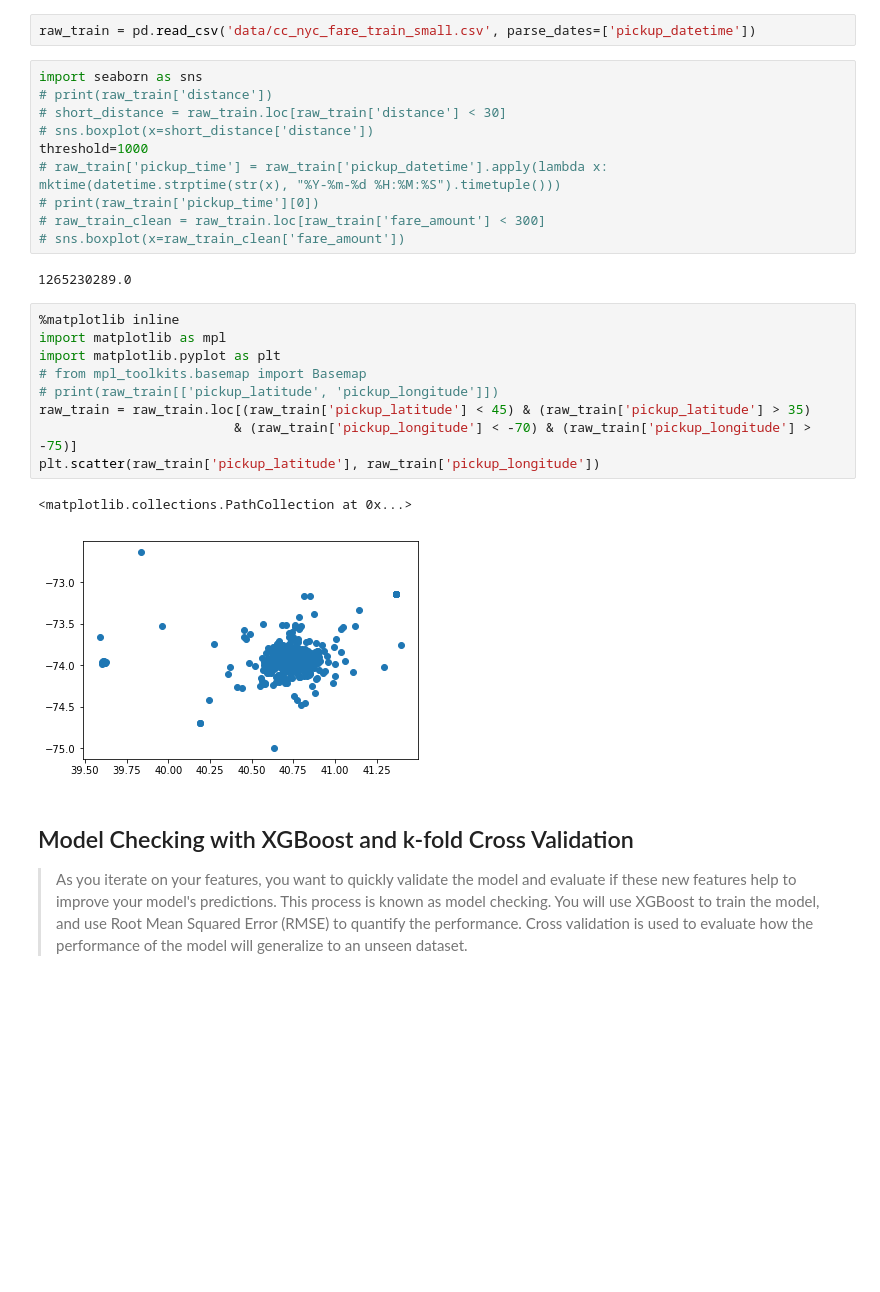
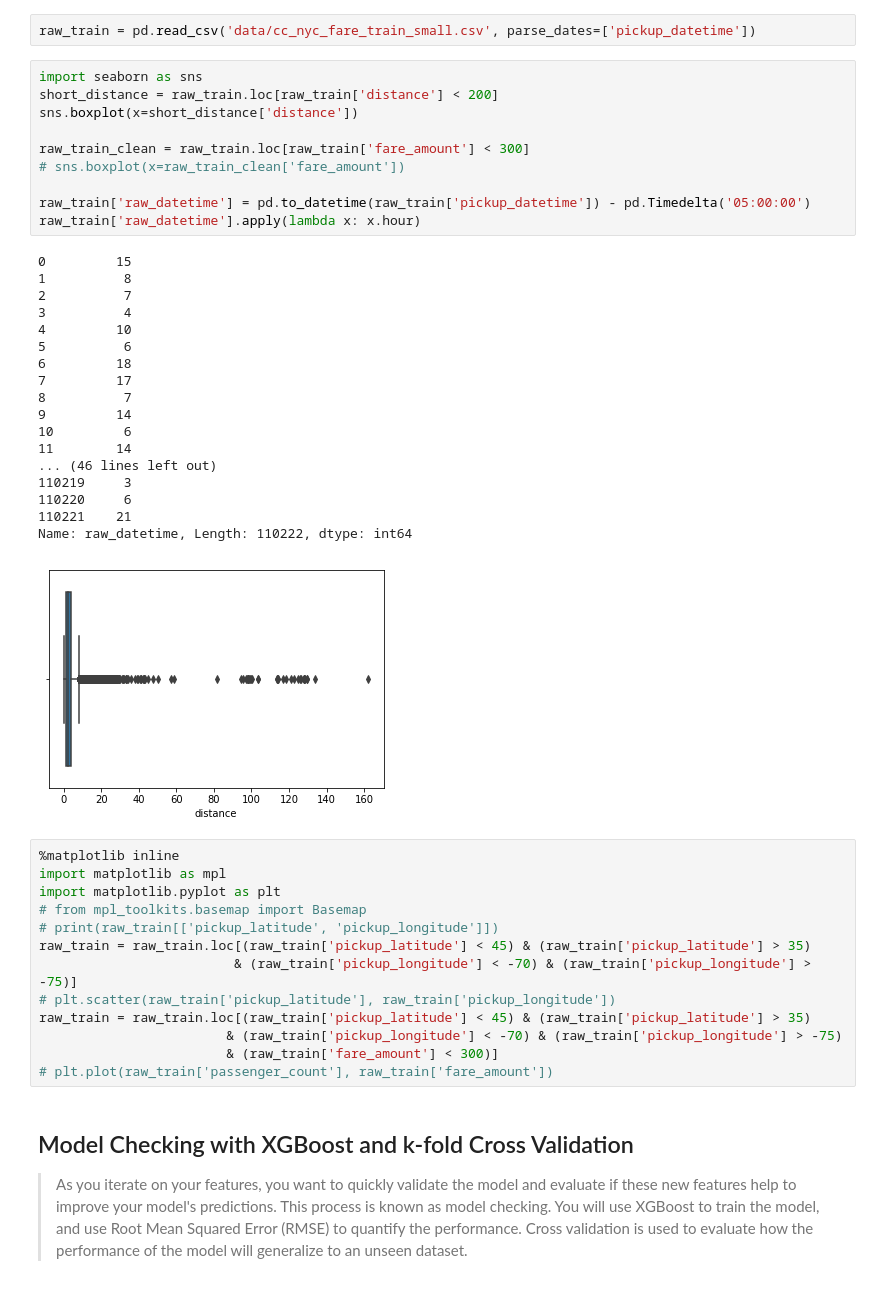
Before and after one commit to hw9603/15619-Project4.2, a Jupyter notebook: Task1.ipynb, the cells around one changed output. Drawn from its saved outputs; the diff is of its cells as text; blank space fills up the shorter version.

```diff
--- a/Task1.ipynb
+++ b/Task1.ipynb
@@ -120,16 +145,33 @@ def process_test_data(raw_df):
 raw_train = pd.read_csv('data/cc_nyc_fare_train_small.csv', parse_dates=['pickup_datetime'])
 # %%
 import seaborn as sns
-# print(raw_train['distance'])
-# short_distance = raw_train.loc[raw_train['distance'] < 30]
-# sns.boxplot(x=short_distance['distance'])
-threshold=1000
-# raw_train['pickup_time'] = raw_train['pickup_datetime'].apply(lambda x: mktime(datetime.strptime(str(x), "%Y-%m-%d %H:%M:%S").timetuple()))
-# print(raw_train['pickup_time'][0])
-# raw_train_clean = raw_train.loc[raw_train['fare_amount'] < 300]
+short_distance = raw_train.loc[raw_train['distance'] < 200]
+sns.boxplot(x=short_distance['distance'])
+
+raw_train_clean = raw_train.loc[raw_train['fare_amount'] < 300]
 # sns.boxplot(x=raw_train_clean['fare_amount'])
+
+raw_train['raw_datetime'] = pd.to_datetime(raw_train['pickup_datetime']) - pd.Timedelta('05:00:00')
+raw_train['raw_datetime'].apply(lambda x: x.hour)
 # %% [output]
-1265230289.0
+0         15
+1          8
+2          7
+3          4
+4         10
+5          6
+6         18
+7         17
+8          7
+9         14
+10         6
+11        14
+... (46 lines left out)
+110219     3
+110220     6
+110221    21
+Name: raw_datetime, Length: 110222, dtype: int64
+[figure, added]
 # %%
 %matplotlib inline
 import matplotlib as mpl
@@ -138,10 +180,11 @@ import matplotlib.pyplot as plt
 # print(raw_train[['pickup_latitude', 'pickup_longitude']])
 raw_train = raw_train.loc[(raw_train['pickup_latitude'] < 45) & (raw_train['pickup_latitude'] > 35)
                          & (raw_train['pickup_longitude'] < -70) & (raw_train['pickup_longitude'] > -75)]
-plt.scatter(raw_train['pickup_latitude'], raw_train['pickup_longitude'])
+# plt.scatter(raw_train['pickup_latitude'], raw_train['pickup_longitude'])
+raw_train = raw_train.loc[(raw_train['pickup_latitude'] < 45) & (raw_train['pickup_latitude'] > 35)
+                        & (raw_train['pickup_longitude'] < -70) & (raw_train['pickup_longitude'] > -75)
+                        & (raw_train['fare_amount'] < 300)]
+# plt.plot(raw_train['passenger_count'], raw_train['fare_amount'])
-# %% [output]
-<matplotlib.collections.PathCollection at 0x...>
-[figure, removed]
 # %% [markdown]
 ## Model Checking with XGBoost and k-fold Cross Validation
 > As you iterate on your features, you want to quickly validate the model and evaluate if these new features help to improve your model's predictions. This process is known as model checking. You will use XGBoost to train the model, and use Root Mean Squared Error (RMSE) to quantify the performance. Cross validation is used to evaluate how the performance of the model will generalize to an unseen dataset.
```
Also changed, not shown: parts of 5 cells of this notebook.
